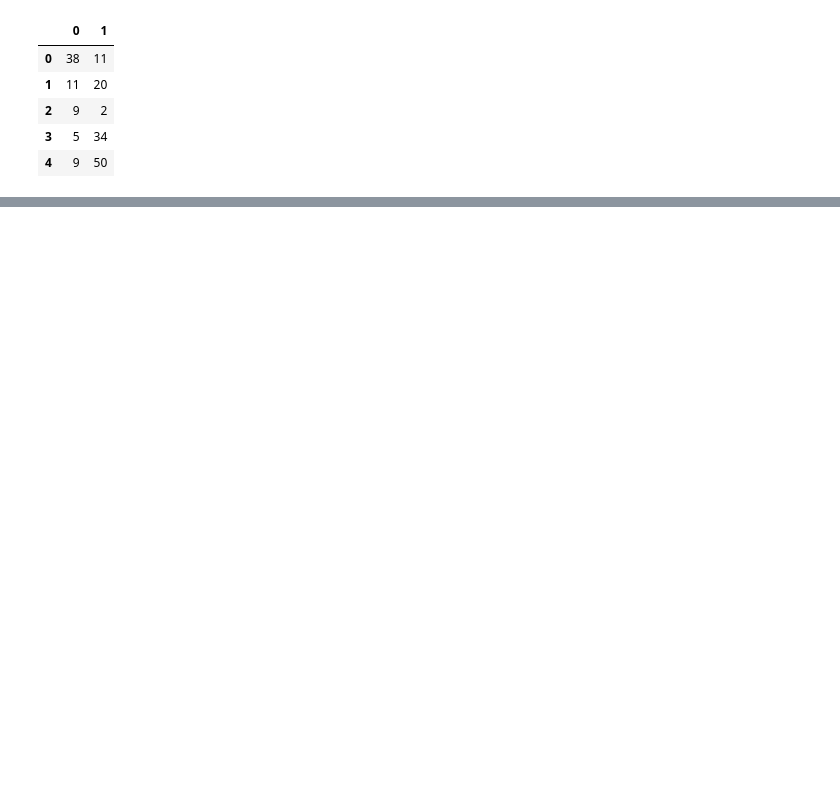
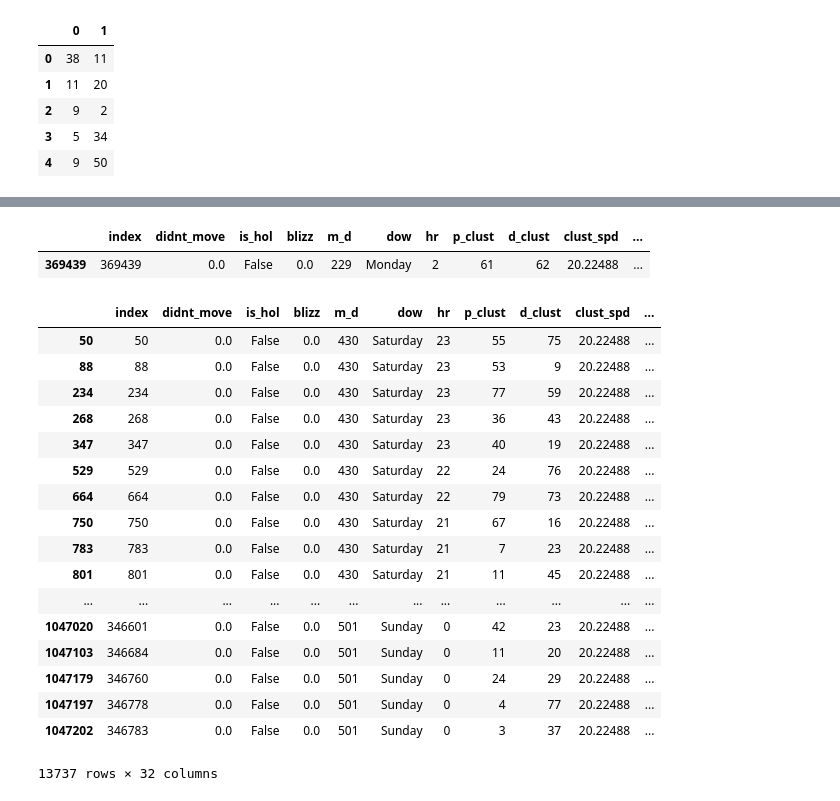
Before and after one commit to eigenSim/dss6a-regression, a Jupyter notebook: choi/171024_1919_attempt_clusters_60_train_and_test.ipynb, the cells around one changed output, grey strips where cells are left out. Drawn from its saved outputs; the diff is of its cells as text; code cells hidden in the pictures; blank space fills up the shorter version.

```diff
--- a/choi/171024_1919_attempt_clusters_60_train_and_test.ipynb
+++ b/choi/171024_1919_attempt_clusters_60_train_and_test.ipynb
@@ -749,0 +624,2 @@ OLS Regression Results
+# %%
+df_test2['dur'] = pd.Series()
@@ -749,0 +635,4 @@ OLS Regression Results
+# %%
+df_both = df_train.append(df_test2)
+# %%
+df_both.reset_index(inplace=True)
@@ -749,0 +725,12 @@ OLS Regression Results
+# %%
+clust_spd = pd.Series(np.zeros(df_both.shape[0]), name='new_clust_spd')
+for idx in gby_train.indices.keys():
+    clust_spd[gby_clustspd.groups[idx]]\
+    = df_train0.loc[gby_train.groups[idx], 'avg_spd'].mean()
+
+df_both.insert(9, 'clust_spd', clust_spd)
+# %%
+df_both.iloc[gby_clustspd.groups[(61, 62)], :].tail(20)
+# %% [output]
+|  | index | didnt_move | is_hol | blizz | m_d | dow | hr | p_clust | d_clust | clust_spd | ... |
+| 369439 | 369439 | 0.0 | False | 0.0 | 229 | Monday | 2 | 61 | 62 | 20.22488 | ... |
@@ -749,0 +743,21 @@ OLS Regression Results
+# %%
+df_both[(20.224879 < df_both['clust_spd']) & (df_both['clust_spd'] < 20.224881)]
+# %% [output]
+|  | index | didnt_move | is_hol | blizz | m_d | dow | hr | p_clust | d_clust | clust_spd | ... |
+| 50 | 50 | 0.0 | False | 0.0 | 430 | Saturday | 23 | 55 | 75 | 20.22488 | ... |
+| 88 | 88 | 0.0 | False | 0.0 | 430 | Saturday | 23 | 53 | 9 | 20.22488 | ... |
+| 234 | 234 | 0.0 | False | 0.0 | 430 | Saturday | 23 | 77 | 59 | 20.22488 | ... |
+| 268 | 268 | 0.0 | False | 0.0 | 430 | Saturday | 23 | 36 | 43 | 20.22488 | ... |
+| 347 | 347 | 0.0 | False | 0.0 | 430 | Saturday | 23 | 40 | 19 | 20.22488 | ... |
+| 529 | 529 | 0.0 | False | 0.0 | 430 | Saturday | 22 | 24 | 76 | 20.22488 | ... |
+| 664 | 664 | 0.0 | False | 0.0 | 430 | Saturday | 22 | 79 | 73 | 20.22488 | ... |
+| 750 | 750 | 0.0 | False | 0.0 | 430 | Saturday | 21 | 67 | 16 | 20.22488 | ... |
+| 783 | 783 | 0.0 | False | 0.0 | 430 | Saturday | 21 | 7 | 23 | 20.22488 | ... |
+| 801 | 801 | 0.0 | False | 0.0 | 430 | Saturday | 21 | 11 | 45 | 20.22488 | ... |
+| ... | ... | ... | ... | ... | ... | ... | ... | ... | ... | ... | ... |
+| 1047020 | 346601 | 0.0 | False | 0.0 | 501 | Sunday | 0 | 42 | 23 | 20.22488 | ... |
+| 1047103 | 346684 | 0.0 | False | 0.0 | 501 | Sunday | 0 | 11 | 20 | 20.22488 | ... |
+| 1047179 | 346760 | 0.0 | False | 0.0 | 501 | Sunday | 0 | 24 | 29 | 20.22488 | ... |
+| 1047197 | 346778 | 0.0 | False | 0.0 | 501 | Sunday | 0 | 4 | 77 | 20.22488 | ... |
+| 1047202 | 346783 | 0.0 | False | 0.0 | 501 | Sunday | 0 | 3 | 37 | 20.22488 | ... |
+13737 rows × 32 columns
```
Also changed, not shown: parts of 88 cells of this notebook, 6 other files.
